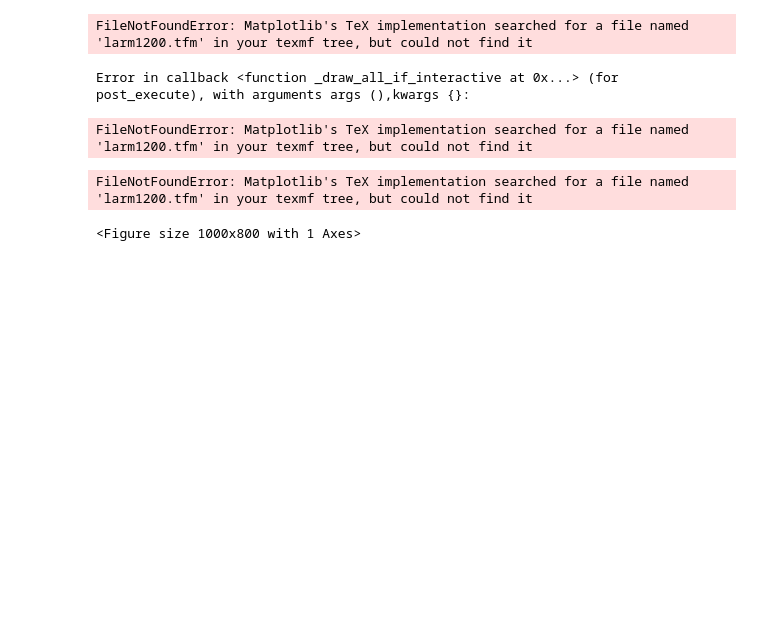
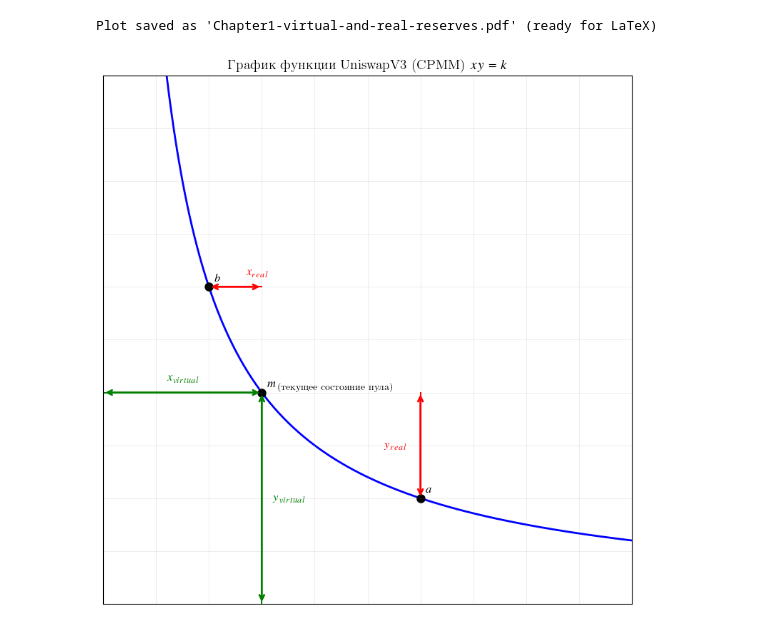
Before and after one commit to stryukovsky/go-backend-learn, a Jupyter notebook: analytics/VirtualAndRealReserves.ipynb, the cells around one changed output. Drawn from its saved outputs; the diff is of its cells as text; code cells hidden in the pictures; blank space fills up the shorter version.

```diff
--- a/analytics/VirtualAndRealReserves.ipynb
+++ b/analytics/VirtualAndRealReserves.ipynb
@@ -10,14 +10,14 @@ rc('font', size=12)
 
 # Add your complete LaTeX preamble
 rc('text.latex', preamble=r'''
-\usepackage{amsmath}
-\usepackage[T2A]{fontenc}
-\usepackage[utf8]{inputenc}
-\usepackage[english,russian]{babel}
+    \usepackage{amsmath}
+    \usepackage{amssymb}
+    \usepackage[T2A]{fontenc}
+    \usepackage[utf8]{inputenc}
+    \usepackage[english,russian]{babel}
+    \usepackage{cmap} % Для правильного поиска в PDF
+    \usepackage{newtxtext,newtxmath} % Шрифты Times New Roman
 ''')
-
-
-
 
 # Set the parameter k
 k = 12
@@ -39,7 +39,7 @@ x_hyperbola = np.linspace(0.5, 10, 400)
 y_hyperbola = hyperbola(x_hyperbola)
 
 # Plot the hyperbola
-ax.plot(x_hyperbola, y_hyperbola, 'b-', linewidth=2, label=r'$xy = k$')
+ax.plot(x_hyperbola, y_hyperbola, 'b-', linewidth=2, label=r'График функции UniswapV3 (CPMM) $xy = k$')
 
 # Plot the lines with arrows
 # 1. x_real - horizontal from [k/6; 6] to [k/4; 6] - RED (solid line)
@@ -51,7 +51,7 @@ ax.annotate('', xy=(m[0], 6), xytext=(b[0], 6),
 ax.plot([b[0], m[0]], [6, 6], 'r-', linewidth=1.5)
 # Label for x_real with LaTeX
 x_real_mid_x = (b[0] + m[0]) / 2
-ax.text(x_real_mid_x + 0.4, 6.2, r'$x_{\mathrm{real}}$', color='red', fontsize=12,
+ax.text(x_real_mid_x + 0.4, 6.2, r'$x_{real}$', color='red', fontsize=12,
         fontweight='bold', ha='center')
 
 # 2. y_real - vertical from [k/2; 2] to [k/2; 4] - RED (solid line)
@@ -61,9 +61,10 @@ ax.annotate('', xy=(a[0], 4), xytext=(a[0], 2),
             arrowprops=dict(arrowstyle='<->', color='red', linewidth=2))
 # Draw the actual line segment
 ax.plot([a[0], a[0]], [2, 4], 'r-', linewidth=1.5)
-# Label for y_real with LaTeX
-ax.text(a[0] - 0.8, 3, r'$y_{\mathrm{real}}$', color='red', fontsize=12,
-        fontweight='bold', va='center', rotation=90)
+# Label for y_real with LaTeX - ГОРИЗОНТАЛЬНО
+y_real_mid_y = (2 + 4) / 2
+ax.text(a[0] - 0.3, y_real_mid_y, r'$y_{real}$', color='red', fontsize=12,
+        fontweight='bold', ha='right', va='center')
 
 # 3. x_virtual - horizontal from [0; 4] to [k/4; 4] - GREEN (solid line)
 x_virtual_x = [0, m[0]]
@@ -74,8 +75,12 @@ ax.annotate('', xy=(m[0], 4), xytext=(0, 4),
 ax.plot([0, m[0]], [4, 4], 'g-', linewidth=1.5)
 # Label for x_virtual with LaTeX
 x_virtual_mid_x = m[0] / 2
-ax.text(x_virtual_mid_x, 4.2, r'$x_{\mathrm{virtual}}$', color='green', fontsize=12,
+ax.text(x_virtual_mid_x, 4.2, r'$x_{virtual}$', color='green', fontsize=12,
         fontweight='bold', ha='center')
+
+# Добавить текст "Текущее состояние пула" справа от точки m
+ax.text(m[0] + 0.3, m[1] + 0.1, "(текущее состояние пула)",
+        color='black', fontsize=10, ha='left', va='center')
 
 # 4. y_virtual - vertical from [k/4; 0] to [k/4; 4] - GREEN (solid line)
 y_virtual_x = [m[0], m[0]]
@@ -84,9 +89,10 @@ ax.annotate('', xy=(m[0], 4), xytext=(m[0], 0),
             arrowprops=dict(arrowstyle='<->', color='green', linewidth=2))
 # Draw the actual line segment
 ax.plot([m[0], m[0]], [0, 4], 'g-', linewidth=1.5)
-# Label for y_virtual with LaTeX
-ax.text(m[0] + 0.5, 2, r'$y_{\mathrm{virtual}}$', color='green', fontsize=12,
-        fontweight='bold', va='center', rotation=90)
+# Label for y_virtual with LaTeX - ГОРИЗОНТАЛЬНО
+y_virtual_mid_y = (0 + 4) / 2
+ax.text(m[0] + 0.2, y_virtual_mid_y, r'$y_{virtual}$', color='green', fontsize=12,
+        fontweight='bold', ha='left', va='center')
 
 # Plot the points with labels (all in black)
 points = {'a': a, 'b': b, 'm': m}
@@ -106,36 +112,33 @@ ax.set_ylim(0, 10)
 for y in np.arange(0, 11, 1):
     ax.axhline(y=y, color='gray', linestyle='-', alpha=0.2, linewidth=0.5)
 
 # Добавляем вертикальные линии
 for x in np.arange(0, 11, 1):
     ax.axvline(x=x, color='gray', linestyle='-', alpha=0.2, linewidth=0.5)
 
 # Убираем все метки (ticks) с осей
 ax.set_xticks([])
 ax.set_yticks([])
 
 # Убираем подписи осей
 ax.set_xlabel('')
 ax.set_ylabel('')
 
 # Set title with LaTeX
-ax.set_title(r'$xy = k$', fontsize=14, fontweight='bold')
+ax.set_title(r'График функции UniswapV3 (CPMM) $xy = k$', fontsize=14, fontweight='bold')
 
 # Set equal aspect ratio
 ax.set_aspect('equal', adjustable='box')
 
 plt.savefig('../latex/images/Chapter1-virtual-and-real-reserves.pdf',
             format='pdf',
             bbox_inches='tight',
             pad_inches=0,
             dpi=300)
 
 print("Plot saved as 'Chapter1-virtual-and-real-reserves.pdf' (ready for LaTeX)")
 plt.tight_layout()
 plt.show()
 # %% [output]
-FileNotFoundError: Matplotlib's TeX implementation searched for a file named 'larm1200.tfm' in your texmf tree, but could not find it
+Plot saved as 'Chapter1-virtual-and-real-reserves.pdf' (ready for LaTeX)
-Error in callback <function _draw_all_if_interactive at 0x...> (for post_execute), with arguments args (),kwargs {}:
-FileNotFoundError: Matplotlib's TeX implementation searched for a file named 'larm1200.tfm' in your texmf tree, but could not find it
-FileNotFoundError: Matplotlib's TeX implementation searched for a file named 'larm1200.tfm' in your texmf tree, but could not find it
-<Figure size 1000x800 with 1 Axes>
+[figure, added]
```
Also changed, not shown: 3 other files.
